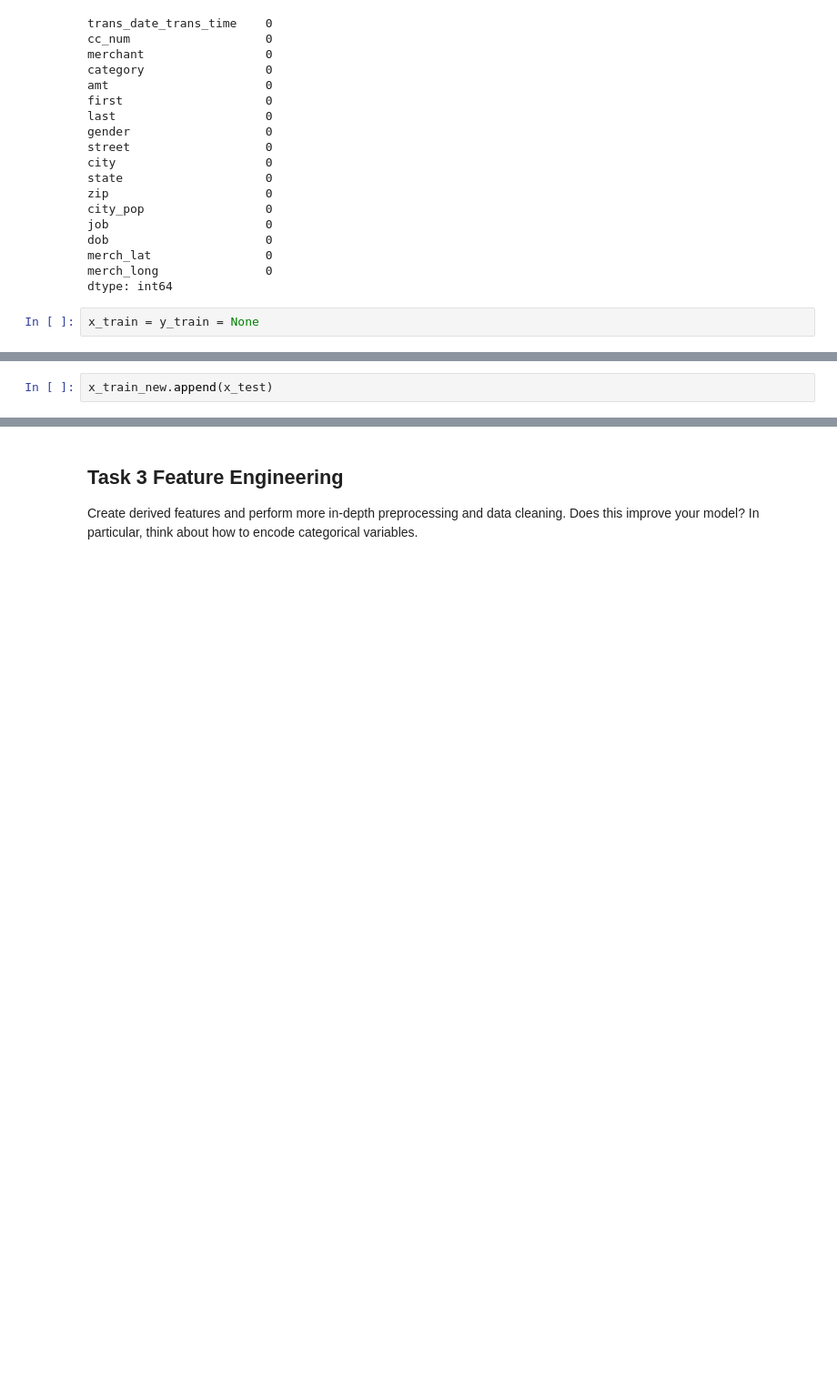
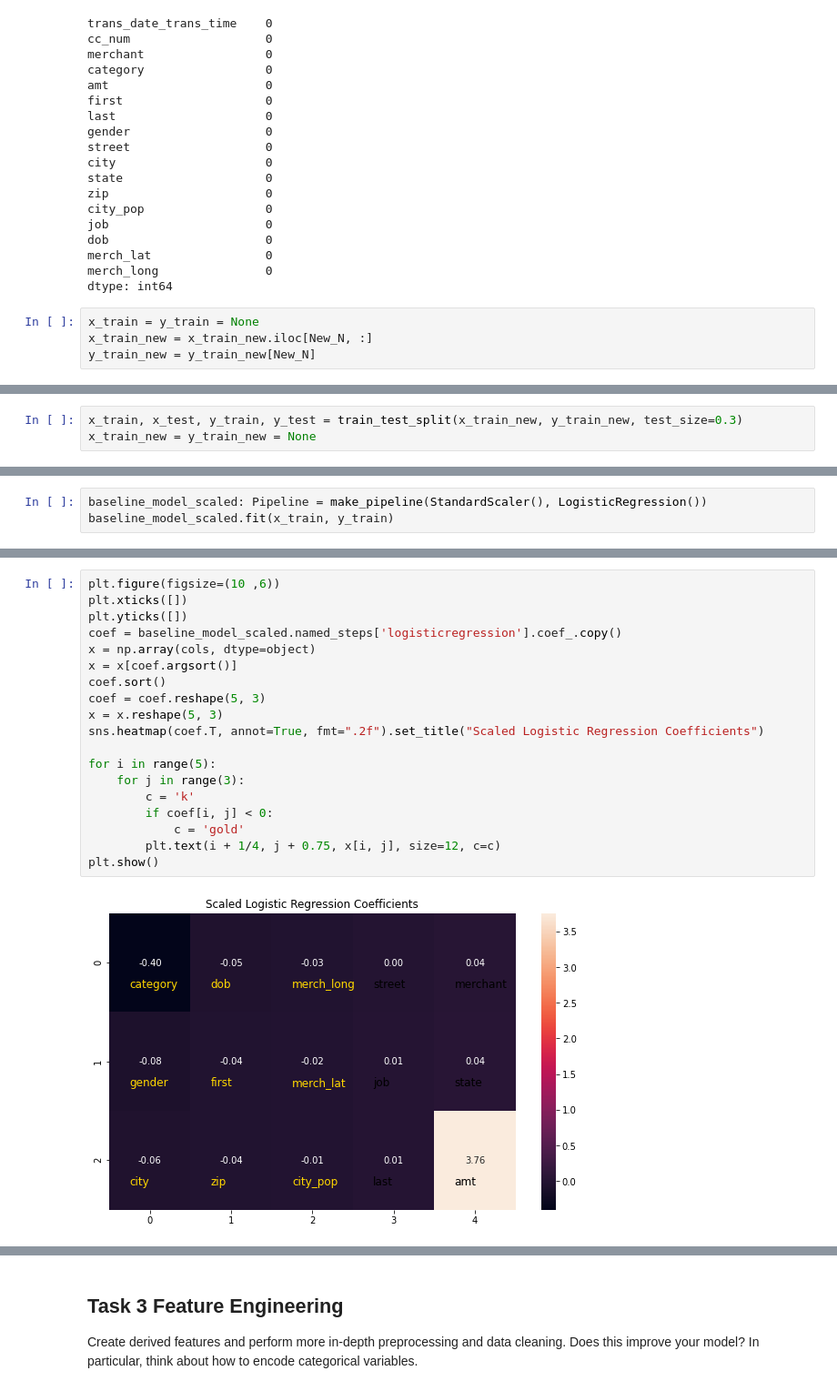
Before and after one commit to Matt88Ac/AdvancedML_Assignment2, a Jupyter notebook: Advanced Machine Learning - HW #2.ipynb, the cells around one changed output, grey strips where cells are left out. Shown: that part at 91% size. Cells and saved outputs as stored; diff of their text form; blank space fills up the shorter version.

```diff
--- a/Advanced Machine Learning - HW #2.ipynb
+++ b/Advanced Machine Learning - HW #2.ipynb
@@ -490,4 +484,6 @@ merch_long               0
 dtype: int64
 # %%
 x_train = y_train = None
+x_train_new = x_train_new.iloc[New_N, :]
+y_train_new = y_train_new[New_N]
 # %%
@@ -505,2 +497,0 @@ x_test.loc[:, categorical] = x_test.loc[:, categorical].apply(lambda _x: _x.cat.
-# %%
-x_train_new.append(x_test)
@@ -506,0 +500,3 @@ x_train_new.append(x_test)
+# %%
+x_train, x_test, y_train, y_test = train_test_split(x_train_new, y_train_new, test_size=0.3)
+x_train_new = y_train_new = None
@@ -506,0 +527,3 @@ x_train_new.append(x_test)
+# %%
+baseline_model_scaled: Pipeline = make_pipeline(StandardScaler(), LogisticRegression())
+baseline_model_scaled.fit(x_train, y_train)
@@ -506,0 +545,21 @@ x_train_new.append(x_test)
+# %%
+plt.figure(figsize=(10 ,6))
+plt.xticks([])
+plt.yticks([])
+coef = baseline_model_scaled.named_steps['logisticregression'].coef_.copy()
+x = np.array(cols, dtype=object)
+x = x[coef.argsort()]
+coef.sort()
+coef = coef.reshape(5, 3)
+x = x.reshape(5, 3)
+sns.heatmap(coef.T, annot=True, fmt=".2f").set_title("Scaled Logistic Regression Coefficients")
+
+for i in range(5):
+    for j in range(3):
+        c = 'k'
+        if coef[i, j] < 0:
+            c = 'gold'
+        plt.text(i + 1/4, j + 0.75, x[i, j], size=12, c=c)
+plt.show()
+# %% [output]
+[figure, added]
```
Also changed, not shown: parts of 12 cells of this notebook.
